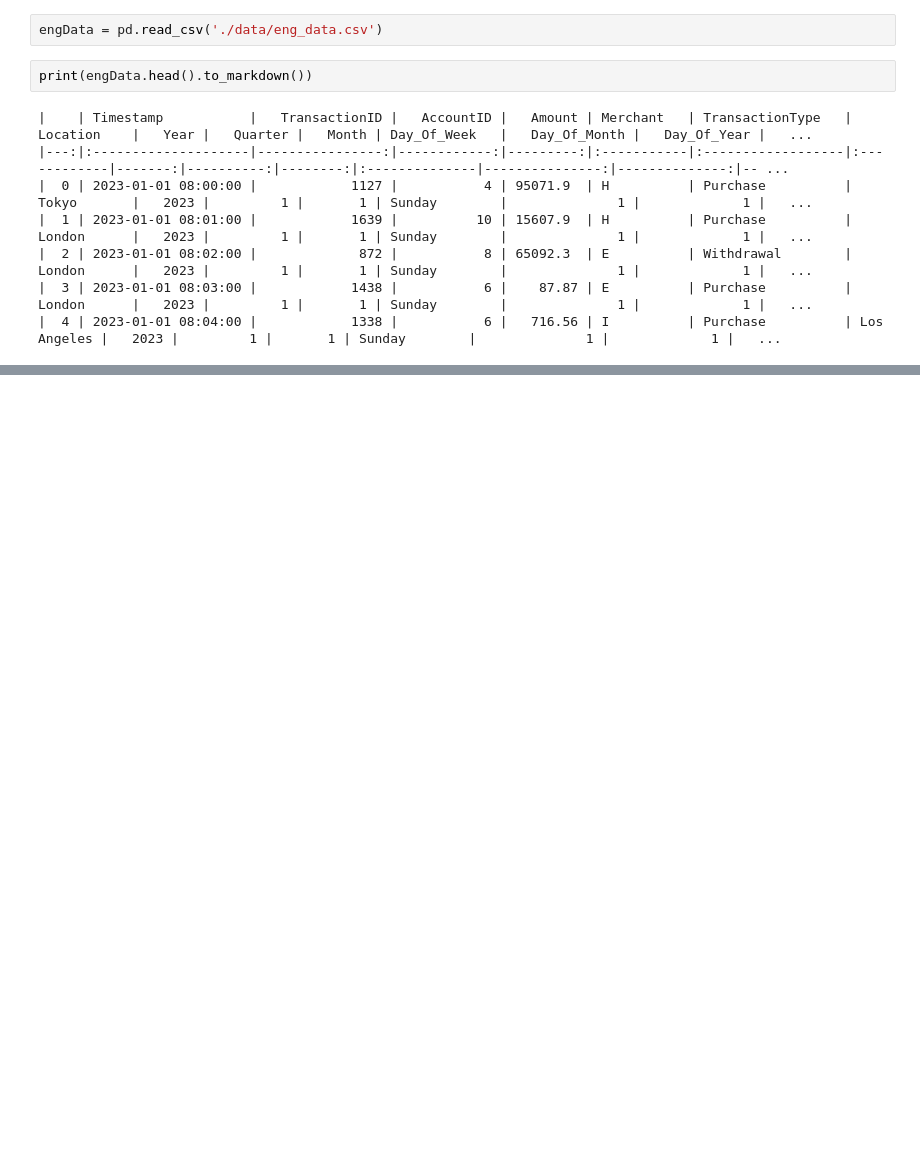
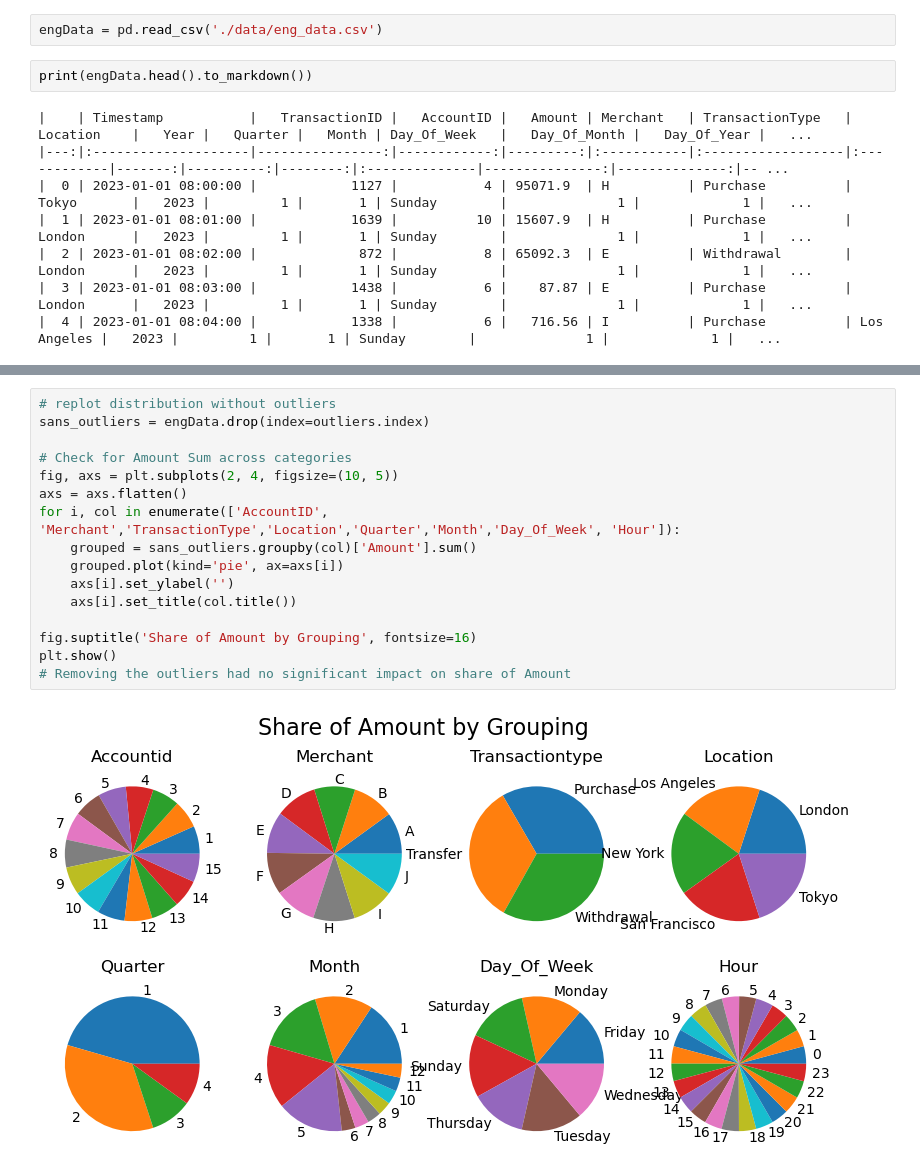
Before and after one commit to WatsonWBlair/cs667, a Jupyter notebook: Projects/Anomily Detection/dataEDA.ipynb, the cells around one changed output, grey strips where cells are left out. Cells and saved outputs as stored; diff of their text form; blank space fills up the shorter version.

```diff
--- a/Projects/Anomily Detection/dataEDA.ipynb
+++ b/Projects/Anomily Detection/dataEDA.ipynb
@@ -43,0 +109,18 @@ plt.show()
+# %%
+# replot distribution without outliers
+sans_outliers = engData.drop(index=outliers.index)
+
+# Check for Amount Sum across categories
+fig, axs = plt.subplots(2, 4, figsize=(10, 5))
+axs = axs.flatten()
+for i, col in enumerate(['AccountID', 'Merchant','TransactionType','Location','Quarter','Month','Day_Of_Week', 'Hour']):
+    grouped = sans_outliers.groupby(col)['Amount'].sum()
+    grouped.plot(kind='pie', ax=axs[i])
+    axs[i].set_ylabel('')
+    axs[i].set_title(col.title())
+
+fig.suptitle('Share of Amount by Grouping', fontsize=16)
+plt.show()
+# Removing the outliers had no significant impact on share of Amount
+# %% [output]
+[figure, added]
```
Also changed, not shown: parts of 7 cells of this notebook, 2 other files.
